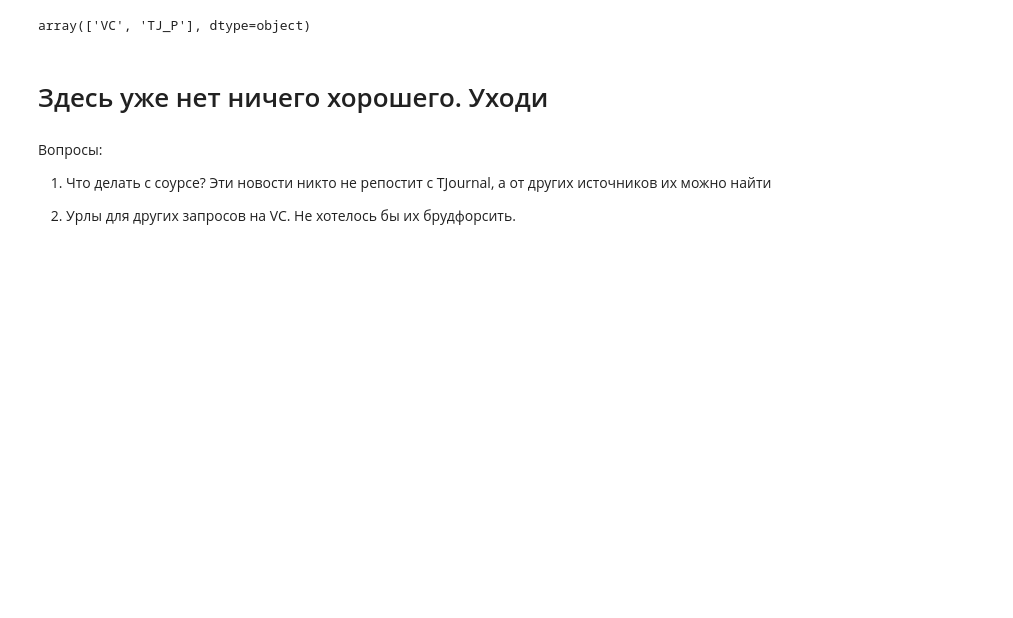
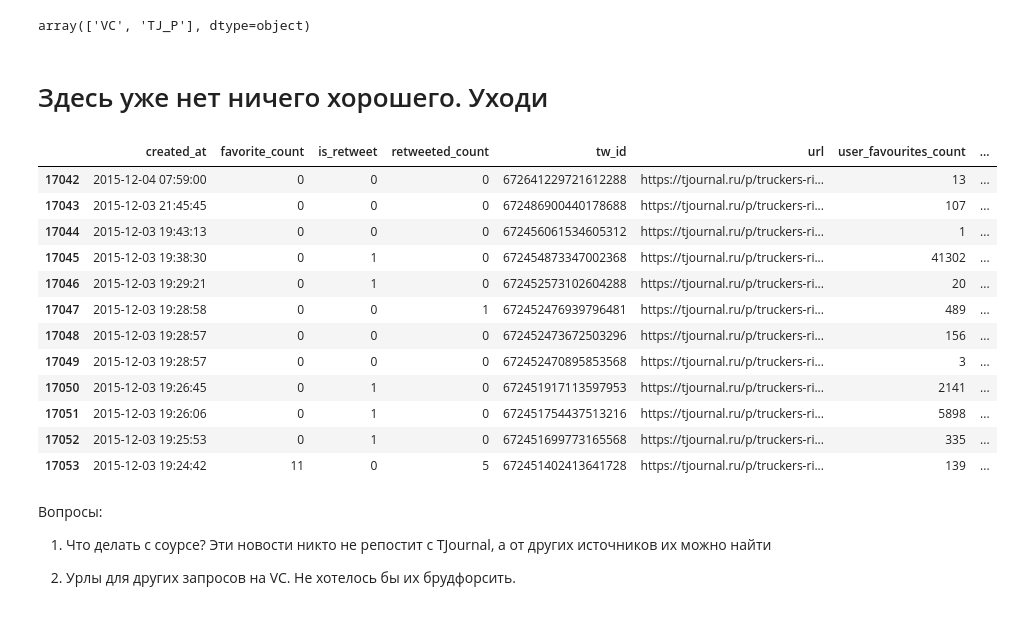
Before and after one commit to pashna/twitter_news_prediction, a Jupyter notebook: TJournal.ipynb, the cells around one changed output. Saved outputs shown, nothing was run; the diff lists cells and outputs as text; code cells hidden in the pictures; blank space fills up the shorter version.

```diff
--- a/TJournal.ipynb
+++ b/TJournal.ipynb
@@ -718,6 +743,24 @@ df["type"].unique()
 array(['VC', 'TJ_P'], dtype=object)
 # %% [markdown]
 # Здесь уже нет ничего хорошего. Уходи
+# %%
+tw_data = pd.read_csv(OUT_TWITTER_FILE, sep=",")
+# %%
+tw_data[tw_data["url"] == "https://tjournal.ru/p/truckers-riot-moscow-3-december"]
+# %% [output]
+|  | created_at | favorite_count | is_retweet | retweeted_count | tw_id | url | user_favourites_count | ... |
+| 17042 | 2015-12-04 07:59:00 | 0 | 0 | 0 | 672641229721612288 | https://tjournal.ru/p/truckers-ri... | 13 | ... |
+| 17043 | 2015-12-03 21:45:45 | 0 | 0 | 0 | 672486900440178688 | https://tjournal.ru/p/truckers-ri... | 107 | ... |
+| 17044 | 2015-12-03 19:43:13 | 0 | 0 | 0 | 672456061534605312 | https://tjournal.ru/p/truckers-ri... | 1 | ... |
+| 17045 | 2015-12-03 19:38:30 | 0 | 1 | 0 | 672454873347002368 | https://tjournal.ru/p/truckers-ri... | 41302 | ... |
+| 17046 | 2015-12-03 19:29:21 | 0 | 1 | 0 | 672452573102604288 | https://tjournal.ru/p/truckers-ri... | 20 | ... |
+| 17047 | 2015-12-03 19:28:58 | 0 | 0 | 1 | 672452476939796481 | https://tjournal.ru/p/truckers-ri... | 489 | ... |
+| 17048 | 2015-12-03 19:28:57 | 0 | 0 | 0 | 672452473672503296 | https://tjournal.ru/p/truckers-ri... | 156 | ... |
+| 17049 | 2015-12-03 19:28:57 | 0 | 0 | 0 | 672452470895853568 | https://tjournal.ru/p/truckers-ri... | 3 | ... |
+| 17050 | 2015-12-03 19:26:45 | 0 | 1 | 0 | 672451917113597953 | https://tjournal.ru/p/truckers-ri... | 2141 | ... |
+| 17051 | 2015-12-03 19:26:06 | 0 | 1 | 0 | 672451754437513216 | https://tjournal.ru/p/truckers-ri... | 5898 | ... |
+| 17052 | 2015-12-03 19:25:53 | 0 | 1 | 0 | 672451699773165568 | https://tjournal.ru/p/truckers-ri... | 335 | ... |
+| 17053 | 2015-12-03 19:24:42 | 11 | 0 | 5 | 672451402413641728 | https://tjournal.ru/p/truckers-ri... | 139 | ... |
 # %%
 news = news.append(news_df)
 # %%
```
Also changed, not shown: parts of 6 cells of this notebook, 5 other files.
